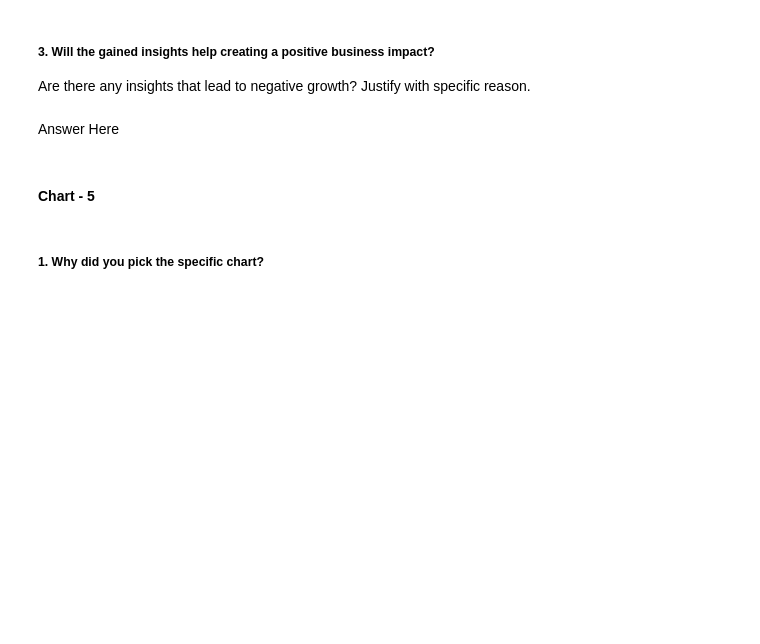
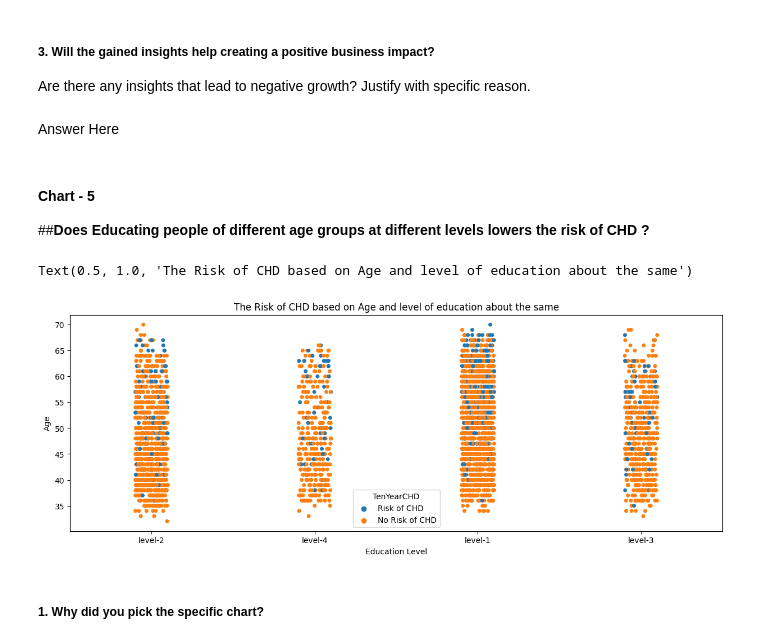
Before and after one commit to apurva-shrivastava/Cardiovascular-Risk-Prediction, a Jupyter notebook: Apurva_Shrivastava_Cardiovascular_Risk_Prediction.ipynb, the cells around one changed output. Saved outputs shown, nothing was run; the diff lists cells and outputs as text; code cells hidden in the pictures; blank space fills up the shorter version.

Commit message:
created 5 more visuals along with correlation heatmap

```diff
--- a/Apurva_Shrivastava_Cardiovascular_Risk_Prediction.ipynb
+++ b/Apurva_Shrivastava_Cardiovascular_Risk_Prediction.ipynb
@@ -500,5 +504,3 @@ Answer Here
 Are there any insights that lead to negative growth? Justify with specific reason.
 # %% [markdown]
 Answer Here
-# %% [markdown]
-#### Chart - 5
@@ -507,3 +507,20 @@ Answer Here
+# %% [markdown]
+#### Chart - 5
+
+##**Does Educating people of different age groups at different levels lowers the risk of CHD ?**
+# %%
+# Chart - 5 visualization code
+
+#The Risk of CHD based on Age and level of education about the same
+
+fig = plt.figure(figsize=(15,5))
+sns.stripplot(x='education', y='age',hue='TenYearCHD' ,data=data_visual)
+plt.xlabel('Education Level')
+plt.ylabel('Age')
+plt.title('The Risk of CHD based on Age and level of education about the same')
+# %% [output]
+Text(0.5, 1.0, 'The Risk of CHD based on Age and level of education about the same')
+[figure, added]
 # %% [markdown]
 ##### 1. Why did you pick the specific chart?
 # %% [markdown]
```
Also changed, not shown: parts of 18 cells of this notebook.
